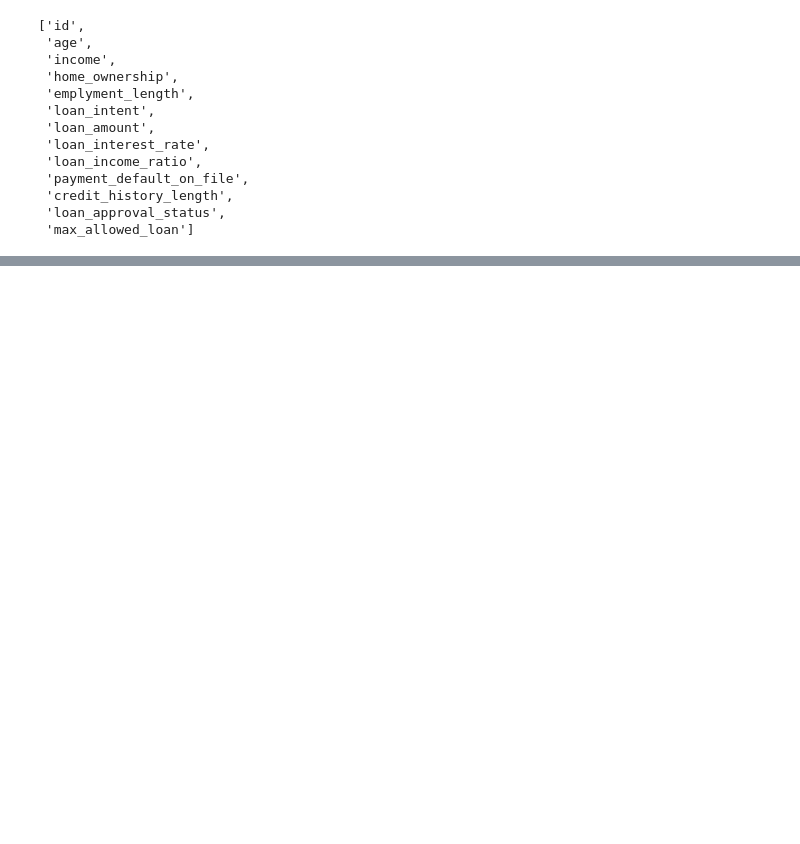
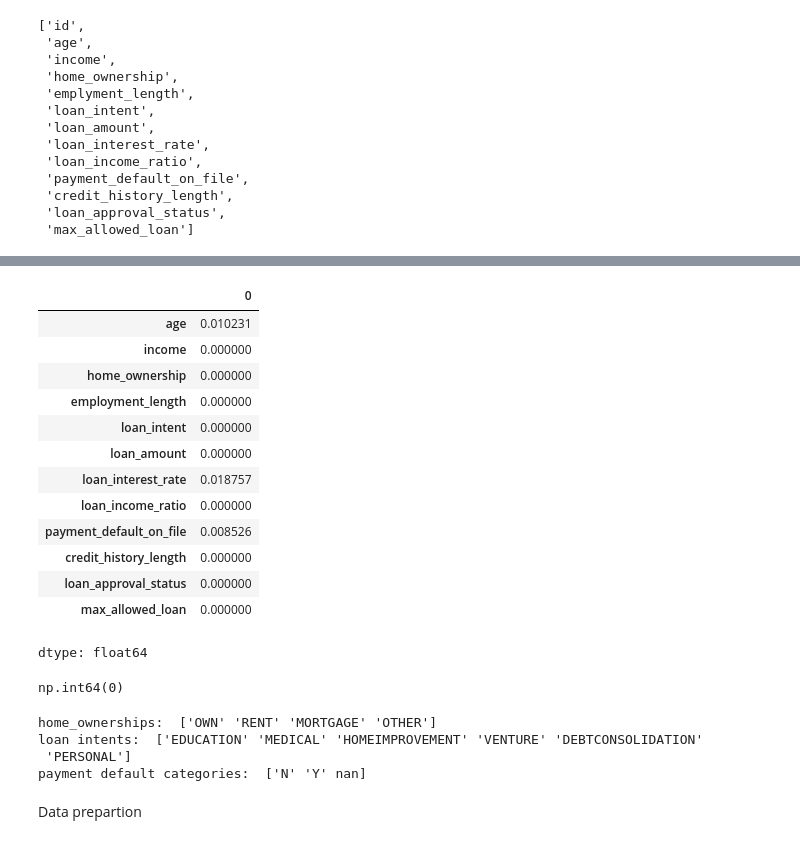
Before and after one commit to savidyakolonne/loan-approval-predictor, a Jupyter notebook: NoteBook1.ipynb, the cells around one changed output, grey strips where cells are left out. Drawn from its saved outputs; the diff is of its cells as text; code cells hidden in the pictures; blank space fills up the shorter version.

```diff
--- a/NoteBook1.ipynb
+++ b/NoteBook1.ipynb
@@ -134,0 +152,35 @@ df.head()
+# %%
+# check null values (precentage)
+data.isna().sum() / len(data) * 100
+# %% [output]
+|  | 0 |
+| age | 0.010231 |
+| income | 0.000000 |
+| home_ownership | 0.000000 |
+| employment_length | 0.000000 |
+| loan_intent | 0.000000 |
+| loan_amount | 0.000000 |
+| loan_interest_rate | 0.018757 |
+| loan_income_ratio | 0.000000 |
+| payment_default_on_file | 0.008526 |
+| credit_history_length | 0.000000 |
+| loan_approval_status | 0.000000 |
+| max_allowed_loan | 0.000000 |
+dtype: float64
+# %%
+# check duplicated vlaues
+data.duplicated().sum()
+# %% [output]
+np.int64(0)
+# %%
+# check what are the unique items in the categorical variables
+print('home_ownerships: ', data['home_ownership'].unique())
+print('loan intents: ', data['loan_intent'].unique())
+print('payment default categories: ', data['payment_default_on_file'].unique())
+# %% [output]
+home_ownerships:  ['OWN' 'RENT' 'MORTGAGE' 'OTHER']
+loan intents:  ['EDUCATION' 'MEDICAL' 'HOMEIMPROVEMENT' 'VENTURE' 'DEBTCONSOLIDATION'
+ 'PERSONAL']
+payment default categories:  ['N' 'Y' nan]
+# %% [markdown]
+Data prepartion
```
Also changed, not shown: parts of 42 cells of this notebook.
